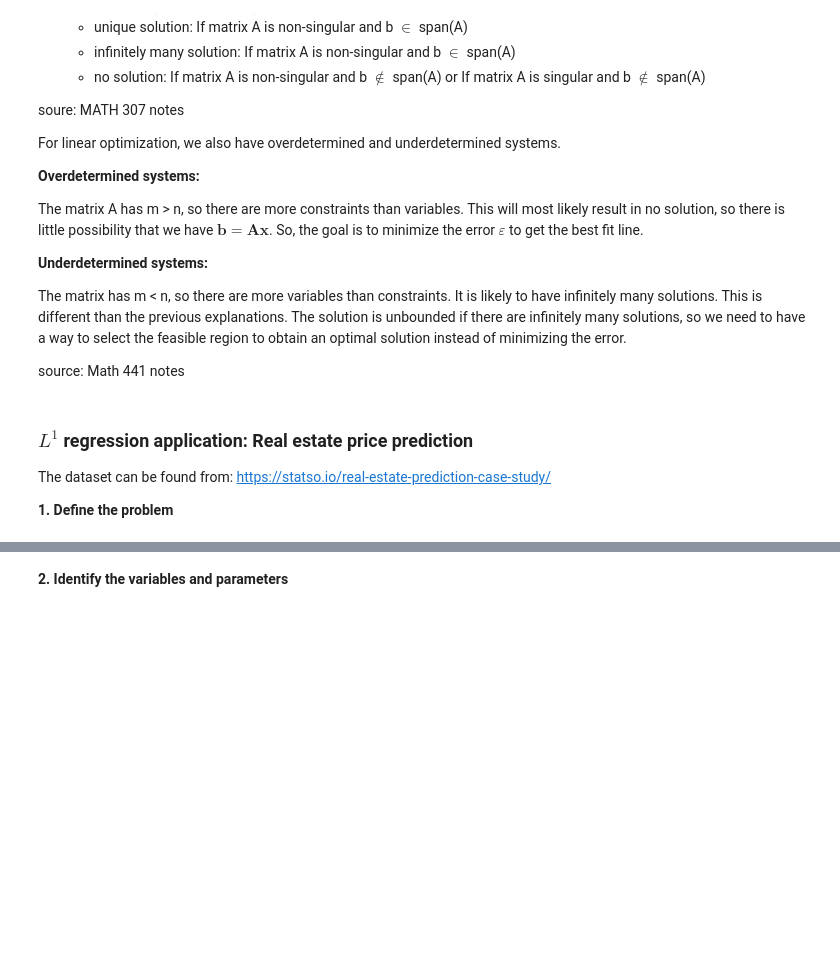
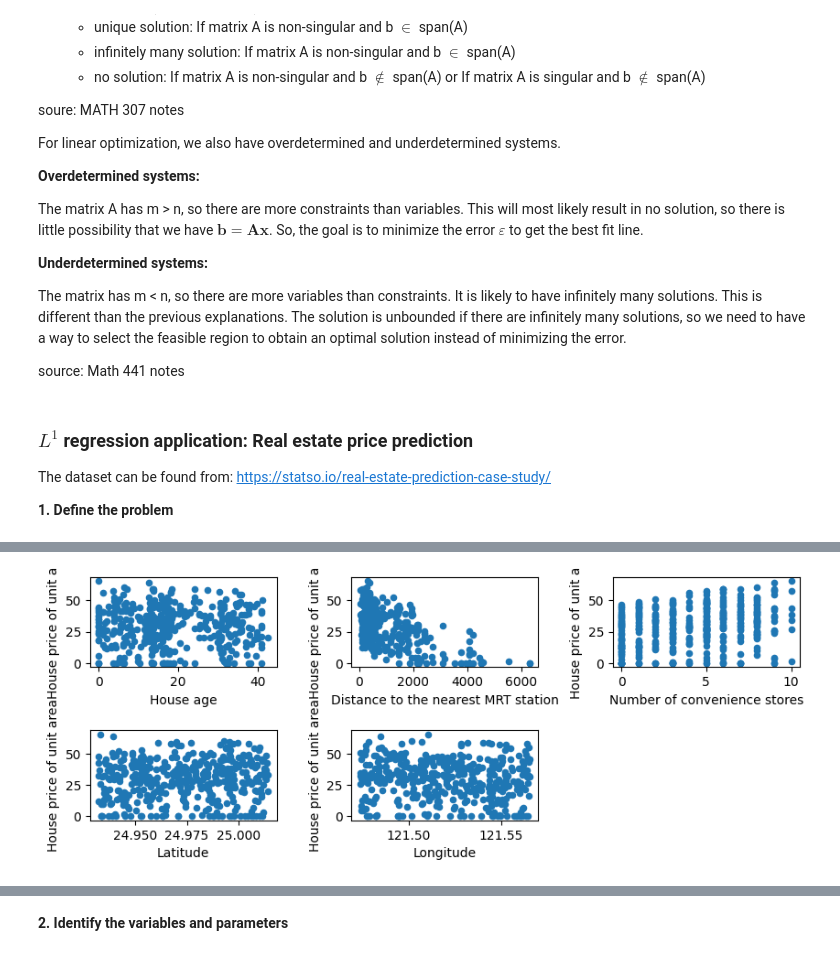
Before and after one commit to Michxz312/Optimization-Problems, a Jupyter notebook: Linear Programming/L1 Regression.ipynb, the cells around one changed output, grey strips where cells are left out. Drawn from its saved outputs; the diff is of its cells as text; code cells hidden in the pictures; blank space fills up the shorter version.

```diff
--- a/Linear Programming/L1 Regression.ipynb
+++ b/Linear Programming/L1 Regression.ipynb
@@ -154,3 +154,25 @@ data.head()
 | 2 | 2012-09-05 01:10:52.349449 | 1.1 | 1978.6710 | 10 | 25.003850 | 121.528336 | ... |
 | 3 | 2012-09-05 13:26:01.189083 | 22.2 | 1055.0670 | 5 | 24.962887 | 121.482178 | ... |
 | 4 | 2012-09-06 08:29:47.910523 | 8.5 | 967.4000 | 6 | 25.011037 | 121.479946 | ... |
+# %%
+# plot data
+
+df1 = data[['House age','House price of unit area']].copy()
+df2 = data[['Distance to the nearest MRT station','House price of unit area']].copy()
+df3 = data[['Number of convenience stores','House price of unit area']].copy()
+df4 = data[['Latitude','House price of unit area']].copy()
+df5 = data[['Longitude','House price of unit area']].copy()
+
+fig, axs = plt.subplots(2, 3, figsize=(10,7))
+
+df1.plot.scatter(x= 'House age', y = 'House price of unit area', ax=axs[0,0])
+df2.plot.scatter(x = 'Distance to the nearest MRT station', y = 'House price of unit area', ax=axs[0,1])
+df3.plot.scatter(x = 'Number of convenience stores', y = 'House price of unit area', ax=axs[0,2])
+df4.plot.scatter(x = 'Latitude', y = 'House price of unit area', ax=axs[1,0])
+df5.plot.scatter(x = 'Longitude', y = 'House price of unit area', ax=axs[1,1])
+
+axs[1,2].axis('off')
+plt.subplots_adjust(bottom=0.5, wspace = 0.4, hspace = 0.7)
+plt.show()
+# %% [output]
+[figure, added]
```
Also changed, not shown: parts of 28 cells of this notebook.
